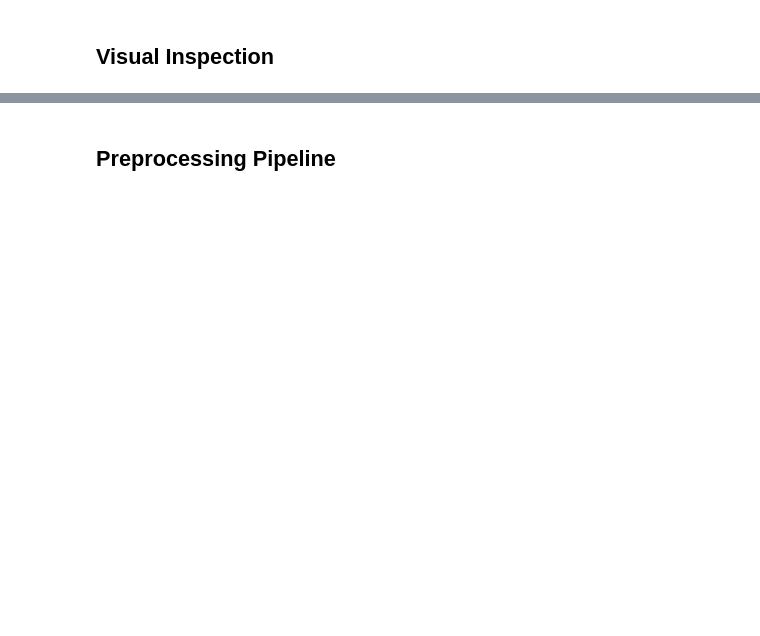
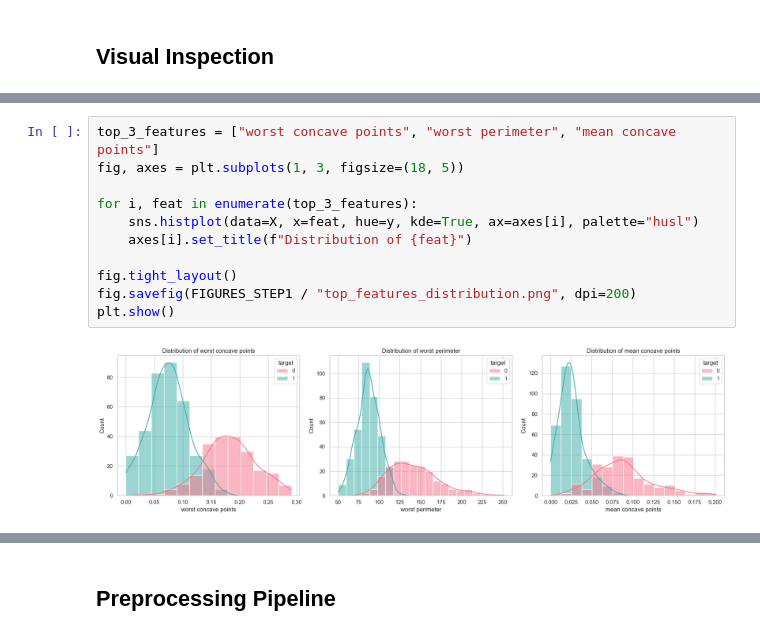
Before and after one commit to aykuttakkus/Solve-Team, a Jupyter notebook: notebooks/step1_data_understanding.ipynb, the cells around one changed output, grey strips where cells are left out. Drawn from its saved outputs; the diff is of its cells as text; blank space fills up the shorter version.

```diff
--- a/notebooks/step1_data_understanding.ipynb
+++ b/notebooks/step1_data_understanding.ipynb
@@ -88,0 +147,13 @@ plt.show()
+# %%
+top_3_features = ["worst concave points", "worst perimeter", "mean concave points"]
+fig, axes = plt.subplots(1, 3, figsize=(18, 5))
+
+for i, feat in enumerate(top_3_features):
+    sns.histplot(data=X, x=feat, hue=y, kde=True, ax=axes[i], palette="husl")
+    axes[i].set_title(f"Distribution of {feat}")
+
+fig.tight_layout()
+fig.savefig(FIGURES_STEP1 / "top_features_distribution.png", dpi=200)
+plt.show()
+# %% [output]
+[figure, added]
```
Also changed, not shown: parts of 12 cells of this notebook, 32 other files.
